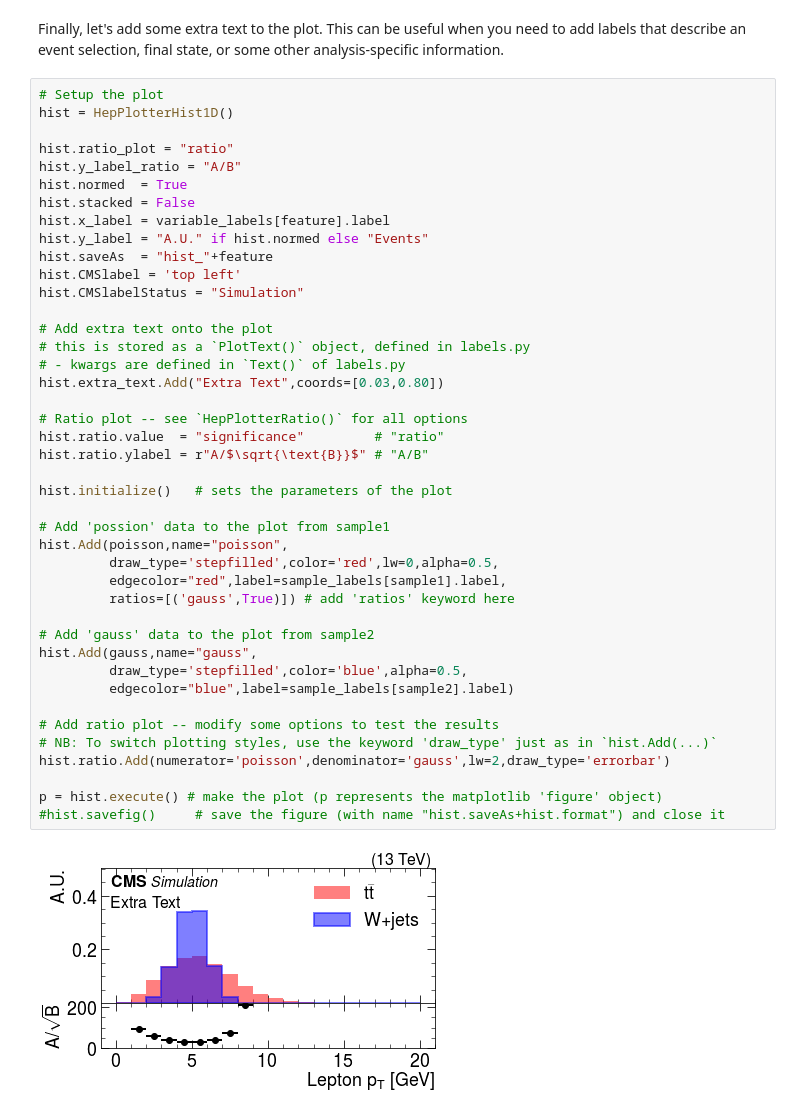
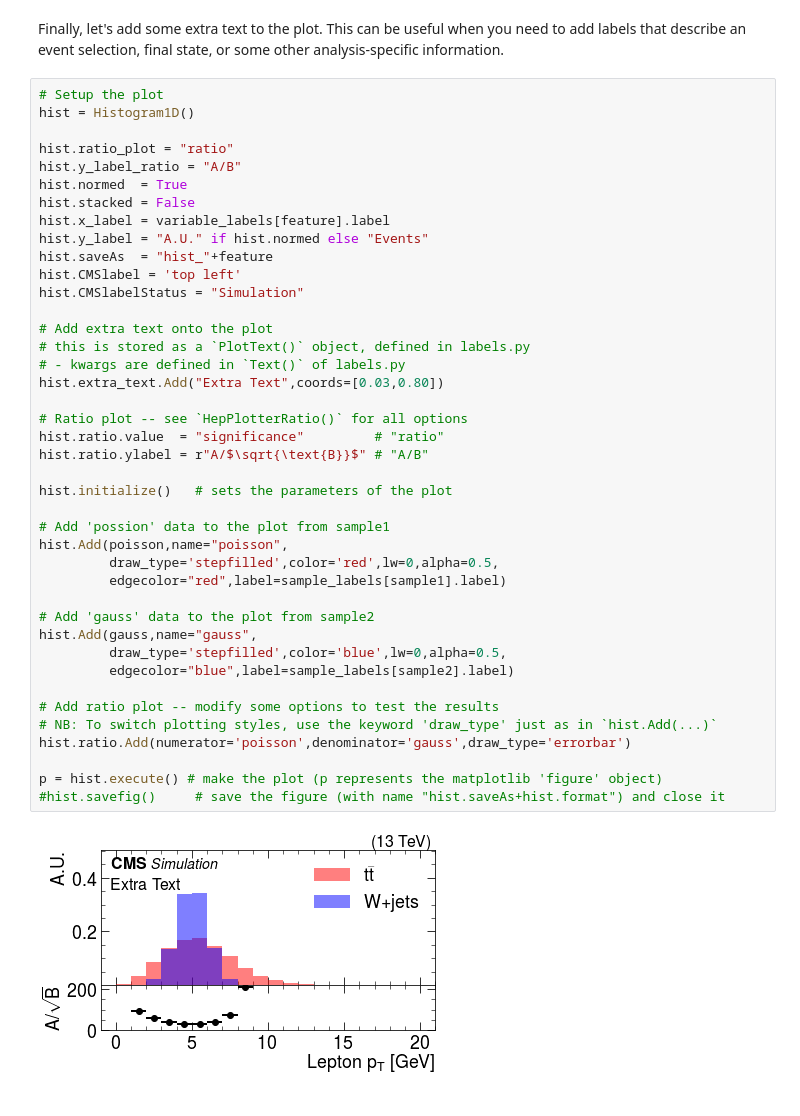
Before and after one commit to demarley/hepPlotter, a Jupyter notebook: examples/0-simple_1D.ipynb, the cells around one changed output. Cells and saved outputs as stored; diff of their text form.

```diff
--- a/examples/0-simple_1D.ipynb
+++ b/examples/0-simple_1D.ipynb
@@ -180,7 +182,7 @@ These two plots aren't too similar, so you can see that the ratio is only ~1 for
 Finally, let's add some extra text to the plot.  This can be useful when you need to add labels that describe an event selection, final state, or some other analysis-specific information.
 # %%
 # Setup the plot
-hist = HepPlotterHist1D()
+hist = Histogram1D()
 
 hist.ratio_plot = "ratio"
 hist.y_label_ratio = "A/B"
@@ -190,35 +192,34 @@ hist.x_label = variable_labels[feature].label
 hist.y_label = "A.U." if hist.normed else "Events"
 hist.saveAs  = "hist_"+feature
 hist.CMSlabel = 'top left'
 hist.CMSlabelStatus = "Simulation"
 
 # Add extra text onto the plot
 # this is stored as a `PlotText()` object, defined in labels.py
 # - kwargs are defined in `Text()` of labels.py
 hist.extra_text.Add("Extra Text",coords=[0.03,0.80])
 
 # Ratio plot -- see `HepPlotterRatio()` for all options
 hist.ratio.value  = "significance"         # "ratio"
 hist.ratio.ylabel = r"A/$\sqrt{\text{B}}$" # "A/B"
 
 hist.initialize()   # sets the parameters of the plot
 
 # Add 'possion' data to the plot from sample1
 hist.Add(poisson,name="poisson",
          draw_type='stepfilled',color='red',lw=0,alpha=0.5,
-         edgecolor="red",label=sample_labels[sample1].label,
-         ratios=[('gauss',True)]) # add 'ratios' keyword here
+         edgecolor="red",label=sample_labels[sample1].label)
 
 # Add 'gauss' data to the plot from sample2
 hist.Add(gauss,name="gauss",
-         draw_type='stepfilled',color='blue',alpha=0.5,
+         draw_type='stepfilled',color='blue',lw=0,alpha=0.5,
          edgecolor="blue",label=sample_labels[sample2].label)
 
 # Add ratio plot -- modify some options to test the results
 # NB: To switch plotting styles, use the keyword 'draw_type' just as in `hist.Add(...)`
-hist.ratio.Add(numerator='poisson',denominator='gauss',lw=2,draw_type='errorbar')
+hist.ratio.Add(numerator='poisson',denominator='gauss',draw_type='errorbar')
 
 p = hist.execute() # make the plot (p represents the matplotlib 'figure' object)
 #hist.savefig()     # save the figure (with name "hist.saveAs+hist.format") and close it
 # %% [output]
-[figure, old version]
+[figure, new version]
```
Also changed, not shown: parts of 7 cells of this notebook, 8 other files.
